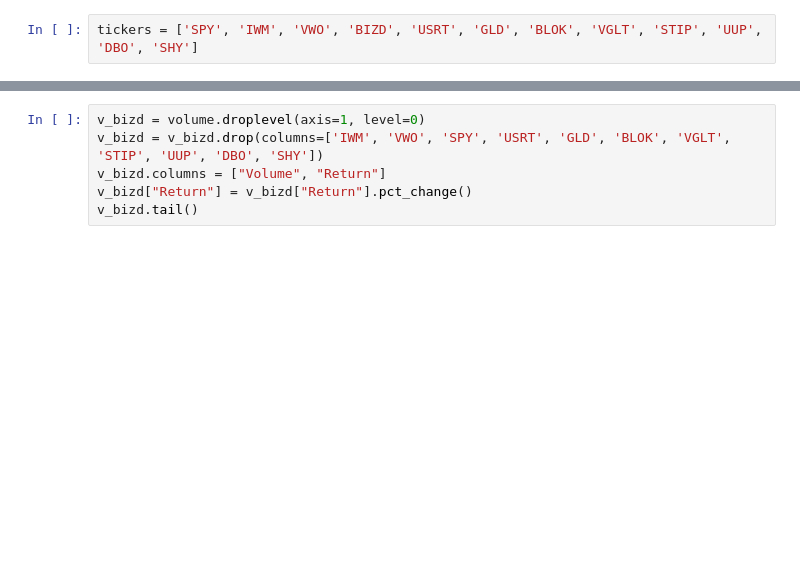
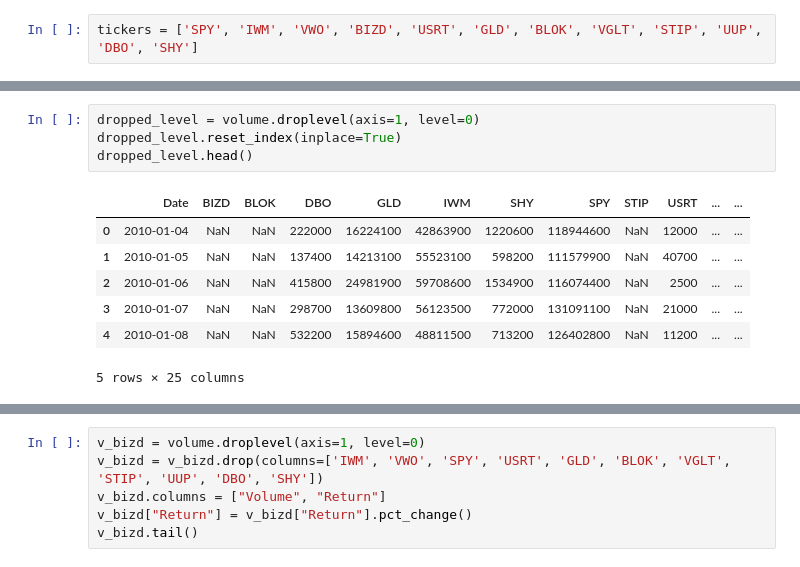
Before and after one commit to Askelan-cyber/ACIA, a Jupyter notebook: Akshay's_Notebook.ipynb, the cells around one changed output, grey strips where cells are left out. Drawn from its saved outputs; the diff is of its cells as text; blank space fills up the shorter version.

```diff
--- a/Akshay's_Notebook.ipynb
+++ b/Akshay's_Notebook.ipynb
@@ -64,3 +52,15 @@ volume.describe()
+# %%
+dropped_level = volume.droplevel(axis=1, level=0)
+dropped_level.reset_index(inplace=True)
+dropped_level.head()
+# %% [output]
+|  | Date | BIZD | BLOK | DBO | GLD | IWM | SHY | SPY | STIP | USRT | ... | ... |
+| 0 | 2010-01-04 | NaN | NaN | 222000 | 16224100 | 42863900 | 1220600 | 118944600 | NaN | 12000 | ... | ... |
+| 1 | 2010-01-05 | NaN | NaN | 137400 | 14213100 | 55523100 | 598200 | 111579900 | NaN | 40700 | ... | ... |
+| 2 | 2010-01-06 | NaN | NaN | 415800 | 24981900 | 59708600 | 1534900 | 116074400 | NaN | 2500 | ... | ... |
+| 3 | 2010-01-07 | NaN | NaN | 298700 | 13609800 | 56123500 | 772000 | 131091100 | NaN | 21000 | ... | ... |
+| 4 | 2010-01-08 | NaN | NaN | 532200 | 15894600 | 48811500 | 713200 | 126402800 | NaN | 11200 | ... | ... |
+5 rows × 25 columns
 # %%
 v_spy = volume.droplevel(axis=1, level=0)
 v_spy = v_spy.drop(columns=['IWM', 'VWO', 'BIZD', 'USRT', 'GLD', 'BLOK', 'VGLT', 'STIP', 'UUP', 'DBO', 'SHY'])
```
Also changed, not shown: parts of 12 cells of this notebook.
